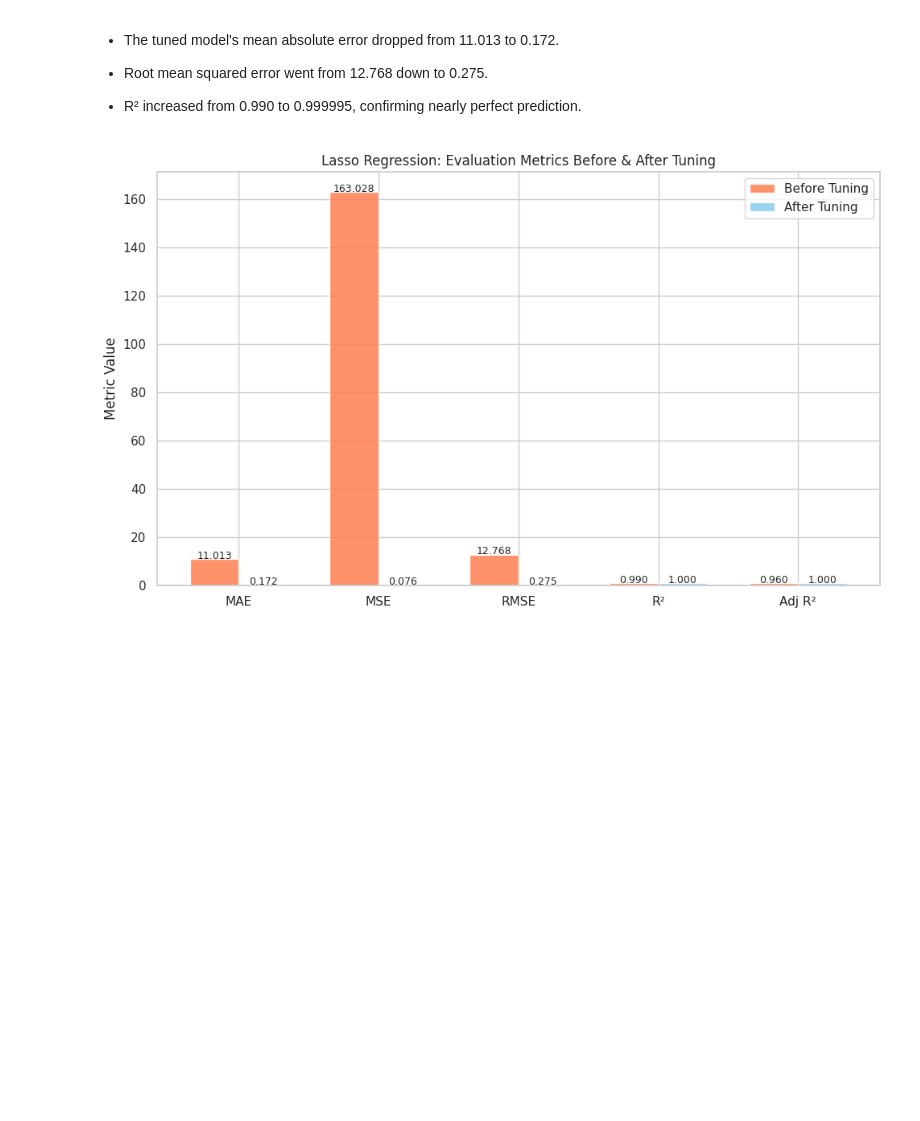
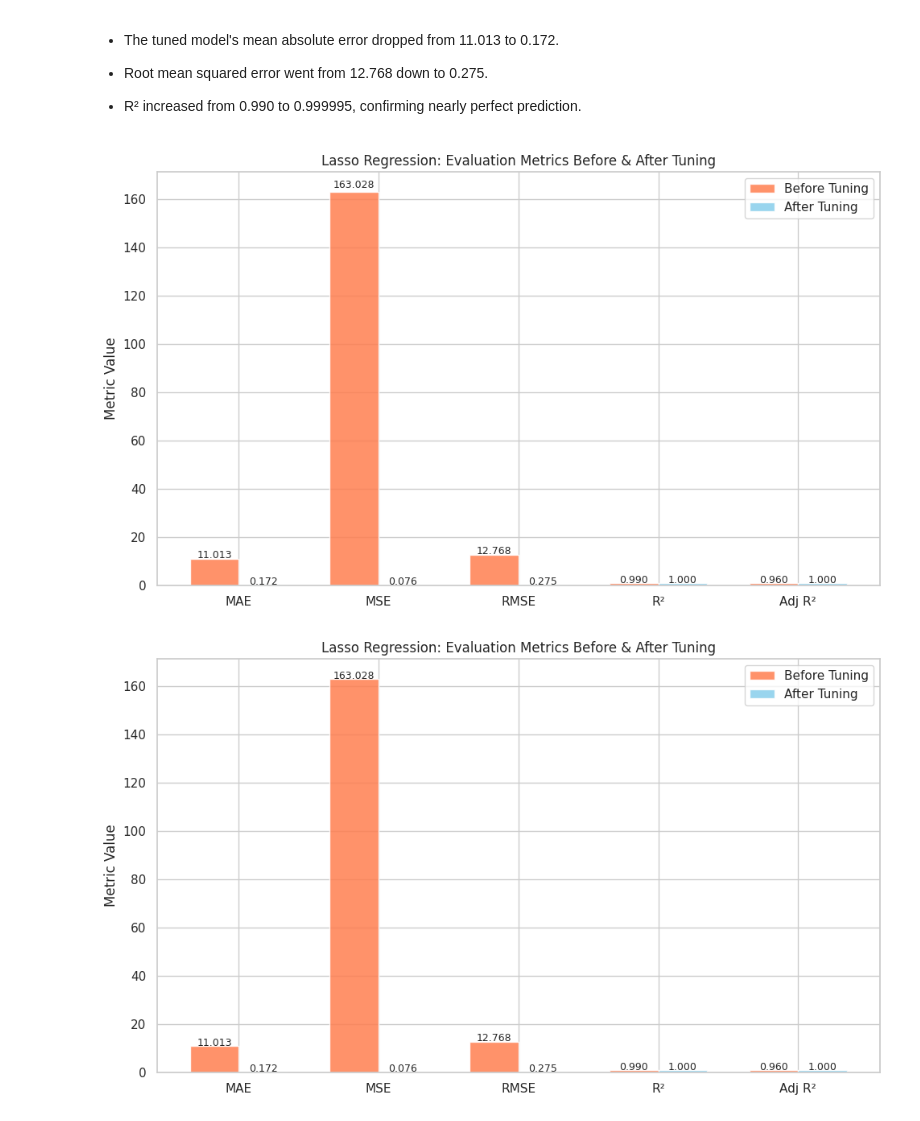
Before and after one commit to ArchanaMahto/Regression_Model, a Jupyter notebook: RegressionFinal_ML_Submission_Template.ipynb, the cells around one changed output. Cells and saved outputs as stored; diff of their text form; code cells hidden in the pictures; blank space fills up the shorter version.

```diff
--- a/RegressionFinal_ML_Submission_Template.ipynb
+++ b/RegressionFinal_ML_Submission_Template.ipynb
@@ -1503,6 +1550,51 @@ GridSearchCV is used because:
 * Root mean squared error went from 12.768 down to 0.275.
 
 * R² increased from 0.990 to 0.999995, confirming nearly perfect prediction.
+# %%
+import numpy as np
+import matplotlib.pyplot as plt
+
+# Metrics from Lasso (before tuning)
+mae_before = 11.01277687240367
+mse_before = 163.0278161396361
+rmse_before = 12.76823465243477
+r2_before = 0.9900707690972369
+adj_r2_before = 0.9602830763889476
+
+# Metrics from Lasso (after tuning)
+mae_after = 0.1720685260064248
+mse_after = 0.07582635839040135
+rmse_after = 0.2753658627905815
+r2_after = 0.999995381785521
+adj_r2_after = 0.9999815271420842
+
+metrics = ['MAE', 'MSE', 'RMSE', 'R²', 'Adj R²']
+before = [mae_before, mse_before, rmse_before, r2_before, adj_r2_before]
+after = [mae_after, mse_after, rmse_after, r2_after, adj_r2_after]
+
+x = np.arange(len(metrics))
+bar_width = 0.35
+
+plt.figure(figsize=(10, 6))
+bars_before = plt.bar(x - bar_width/2, before, width=bar_width, label='Before Tuning', color='coral', alpha=0.85)
+bars_after = plt.bar(x + bar_width/2, after, width=bar_width, label='After Tuning', color='skyblue', alpha=0.85)
+
+plt.xticks(x, metrics)
+plt.ylabel('Metric Value')
+plt.title('Lasso Regression: Evaluation Metrics Before & After Tuning')
+plt.legend()
+
+# Annotate bars with values placed slightly above each bar
+for i in x:
+    plt.text(bars_before[i].get_x() + bars_before[i].get_width()/2, before[i] + max(0.05, 0.01*before[i]), f"{before[i]:.3f}",
+             ha='center', fontsize=9)
+    plt.text(bars_after[i].get_x() + bars_after[i].get_width()/2, after[i] + max(0.05, 0.01*after[i]), f"{after[i]:.3f}",
+             ha='center', fontsize=9)
+
+plt.tight_layout()
+plt.show()
+# %% [output]
+[figure, added]
 # %%
 
 # Metrics from Lasso (before tuning)
```
Also changed, not shown: parts of 31 cells of this notebook.
